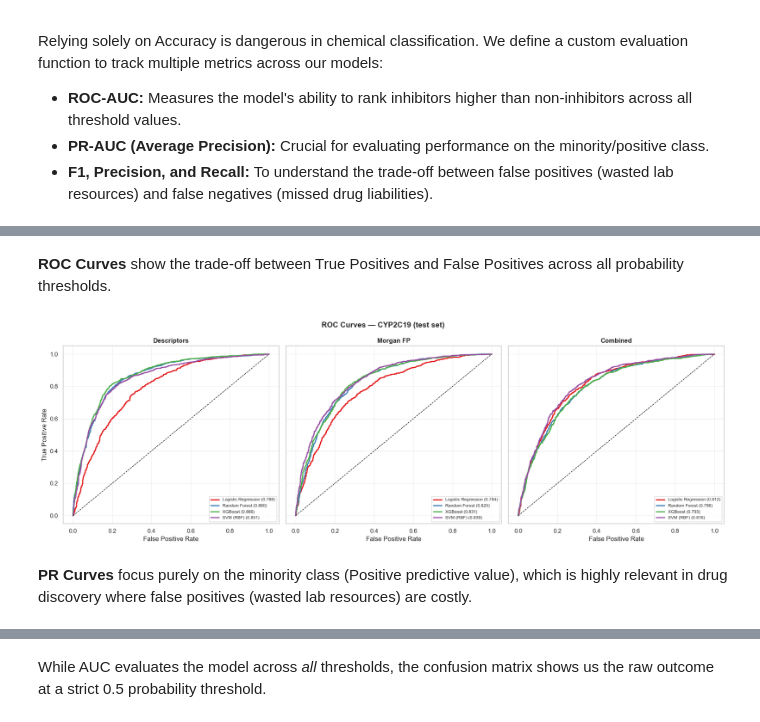
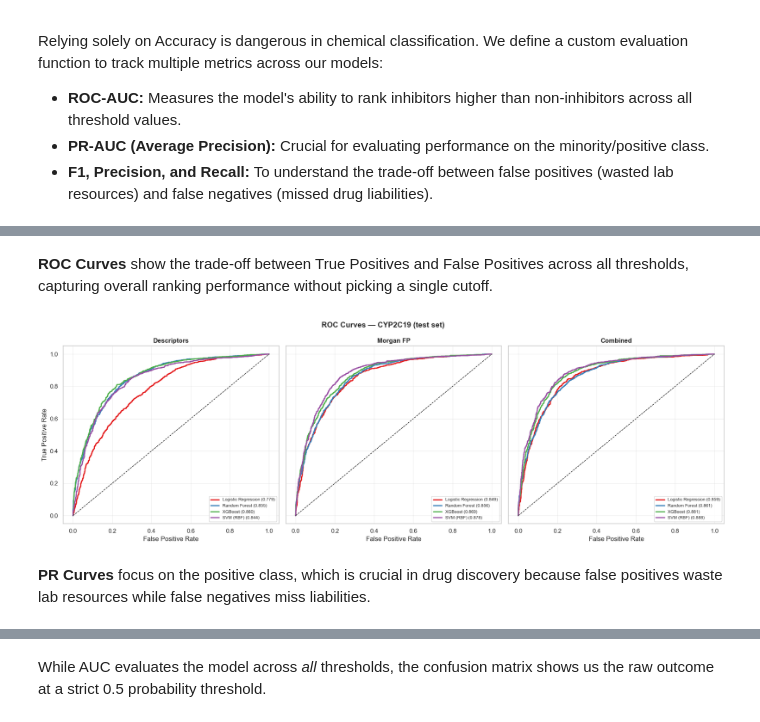
Before and after one commit to ManuCa93/drug_desing_final, a Jupyter notebook: notebook.ipynb, the cells around one changed output, grey strips where cells are left out. Cells and saved outputs as stored; diff of their text form; code cells hidden in the pictures.

```diff
--- a/notebook.ipynb
+++ b/notebook.ipynb
@@ -946,13 +926,20 @@ Relying solely on Accuracy is dangerous in chemical classification. We define a
 # UNIFIED EVALUATION FUNCTION
 # =============================================================================
 
+def _sigmoid(x):
+    return 1 / (1 + np.exp(-x))
+
 def evaluate_model(model, X_test, y_test, model_name="Model"):
     y_pred = model.predict(X_test)
-    y_prob = model.predict_proba(X_test)[:, 1] if hasattr(model, "predict_proba") \
-             else model.decision_function(X_test)
+    if hasattr(model, "predict_proba"):
+        y_score = model.predict_proba(X_test)[:, 1]
+        y_prob = y_score
+    else:
+        y_score = model.decision_function(X_test)
+        y_prob = _sigmoid(y_score)
     return {
         "Model"    : model_name,
-        "AUROC"    : round(roc_auc_score(y_test, y_prob), 4),
+        "AUROC"    : round(roc_auc_score(y_test, y_score), 4),
         "PR-AUC"   : round(average_precision_score(y_test, y_prob), 4),
         "Accuracy" : round(accuracy_score(y_test, y_pred), 4),
         "F1"       : round(f1_score(y_test, y_pred), 4),
@@ -1141,20 +1244,24 @@ trained_models = {}
 
 for feat_name, (X_tr, X_va, X_te) in feature_sets.items():
     print(f"\n{'='*75}\nFeature set: {feat_name}  ({X_tr.shape[1]} features)\n{'='*75}")
-    for model_name, model in make_models().items():
+    classifier_params = BEST_CLASSIFIER_PARAMS_BY_FEATURE_SET[feat_name]
+    for model_name, model in make_models(feature_set_name=feat_name, classifier_params=classifier_params).items():
         t0 = time.time()
 
-        # Training
+        # Fit on training split for Train/Valid diagnostics
         model.fit(X_tr, y_train_arr)
 
-        # Evaluation on Train, Valid, and Test sets
         train_m = evaluate_model(model, X_tr, y_train_arr, model_name)
         val_m   = evaluate_model(model, X_va, y_valid_arr, model_name)
+
+        # Refit on Train+Valid for final test evaluation
+        X_tr_full = pd.concat([X_tr, X_va], axis=0)
+        y_tr_full = np.concatenate([y_train_arr, y_valid_arr])
+        model.fit(X_tr_full, y_tr_full)
         test_m  = evaluate_model(model, X_te, y_test_arr,  model_name)
 
         trained_models[(feat_name, model_name)] = model
 
-        # Saving results
         all_results.append({
             "Feature Set"  : feat_name,
             "Model"        : model_name,
@@ -1170,7 +1277,6 @@ for feat_name, (X_tr, X_va, X_te) in feature_sets.items():
             "_y_prob"      : test_m["_y_prob"],
         })
 
-        # Print modified to include Train Acc and Val Acc in the summary line
         print(f"  {model_name:22s} | Train Acc={train_m['Accuracy']:.4f} "
               f"| Val Acc={val_m['Accuracy']:.4f} "
               f"| Test Acc={test_m['Accuracy']:.4f} "
@@ -1261,15 +1580,0 @@ def evaluate_model(model, X_test, y_test, model_name="Model"):
-# %%
-# =============================================================================
-# FEATURE SETS & MODEL DEFINITIONS
-# =============================================================================
-
-# (Ensure y_train, y_valid, y_test and the X_ variables are defined in your environment)
-y_train_arr = y_train.values
-y_valid_arr = y_valid.values
-y_test_arr  = y_test.values
-
-feature_sets = {
-    "Descriptors": (X_train,           X_valid,           X_test),
-    "Morgan FP"  : (train_fp_df,       valid_fp_df,       test_fp_df),
-    "Combined"   : (X_train_benchmark, X_valid_benchmark, X_test_benchmark),
-}
@@ -1513,35 +1581,35 @@ Model Comparison (Trained ONLY on 35 Cluster Distances) — CYP2C19
 # %% [markdown]
-   **ROC Curves** show the trade-off between True Positives and False Positives across all probability thresholds.
+**ROC Curves** show the trade-off between True Positives and False Positives across all thresholds, capturing overall ranking performance without picking a single cutoff.
 # %%
 # =============================================================================
 # ROC CURVES
 # =============================================================================
 
 colors      = ["#e41a1c", "#377eb8", "#4daf4a", "#984ea3"]
-model_names = list(make_models().keys())
+model_names = list(make_models(feature_set_name="Descriptors").keys())
 
 fig, axes = plt.subplots(1, 3, figsize=(18, 6), sharey=True)
 for ax, feat_name in zip(axes, feature_sets):
     _, _, X_te = feature_sets[feat_name]
     for color, mname in zip(colors, model_names):
         m  = trained_models_reduced[(feat_name, mname)]
         yp = m.predict_proba(X_te)[:, 1] if hasattr(m, "predict_proba") else m.decision_function(X_te)
         fpr, tpr, _ = roc_curve(y_test_arr, yp)
         ax.plot(fpr, tpr, lw=2, color=color,
                 label=f"{mname} ({roc_auc_score(y_test_arr, yp):.3f})")
     ax.plot([0,1],[0,1],"k--",lw=1)
     ax.set_title(feat_name, fontsize=12, fontweight="bold")
     ax.set_xlabel("False Positive Rate")
     ax.legend(loc="lower right", fontsize=8)
     ax.grid(alpha=0.3)
 axes[0].set_ylabel("True Positive Rate")
 fig.suptitle("ROC Curves — CYP2C19 (test set)", fontsize=14, fontweight="bold")
 plt.tight_layout()
 plt.show()
 # %% [output]
-[figure, old version]
+[figure, new version]
 # %% [markdown]
-   **PR Curves** focus purely on the minority class (Positive predictive value), which is highly relevant in drug discovery where false positives (wasted lab resources) are costly.
+**PR Curves** focus on the positive class, which is crucial in drug discovery because false positives waste lab resources while false negatives miss liabilities.
 # %%
 
 
```
Also changed, not shown: parts of 59 cells of this notebook.
